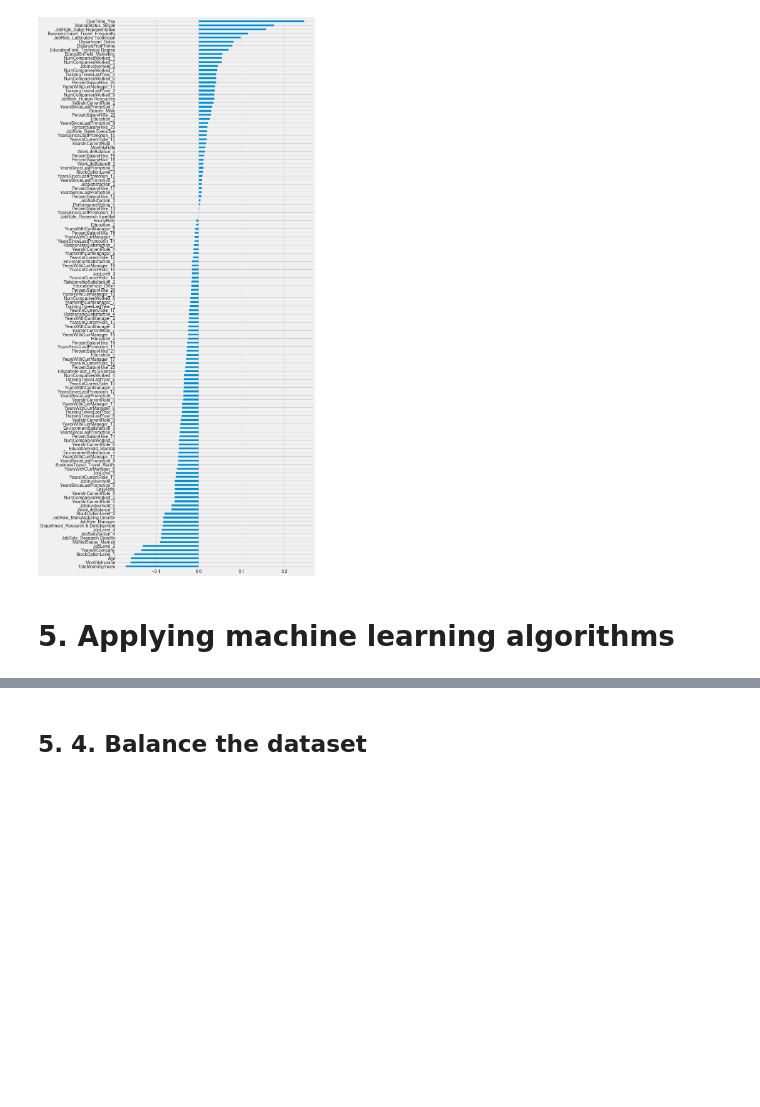
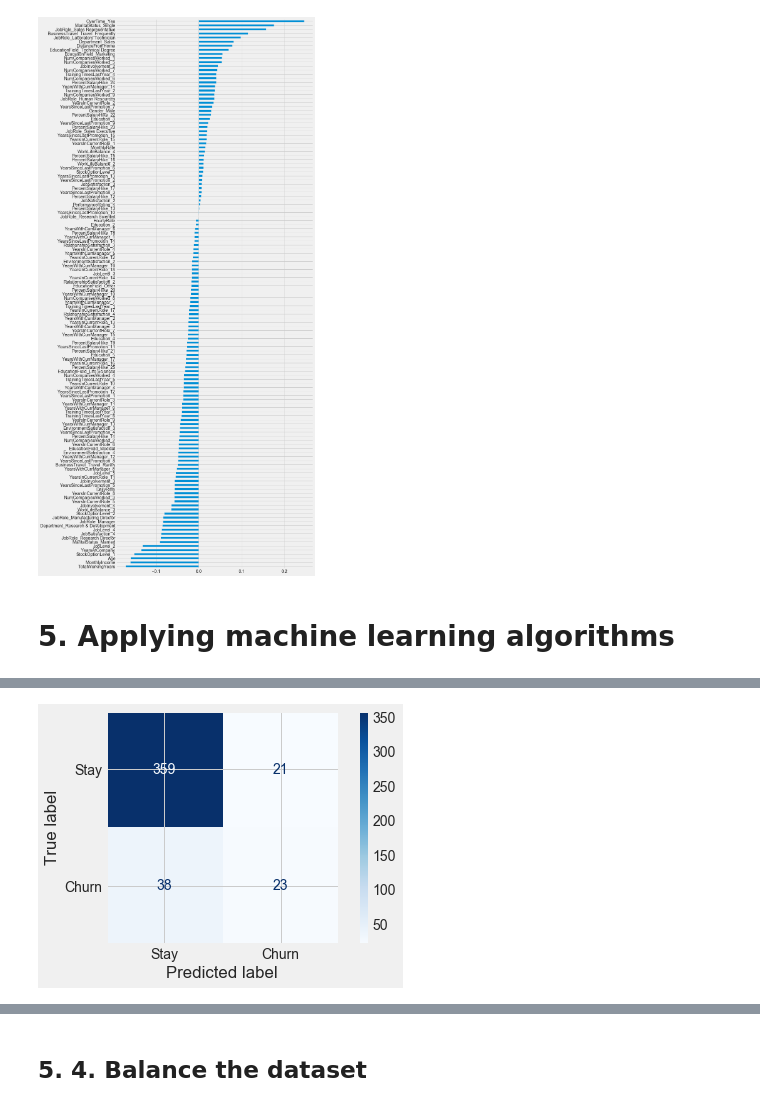
Before and after one commit to fares-ds/IBM_HR_Analytics_Employee_And_Performance, a Jupyter notebook: Employee_retention.ipynb, the cells around one changed output, grey strips where cells are left out. Saved outputs shown, nothing was run; the diff lists cells and outputs as text; code cells hidden in the pictures; blank space fills up the shorter version.

Commit message:
Model buiding: Logistic Regression, Random Forest, XGBoost, and SVM

```diff
--- a/Employee_retention.ipynb
+++ b/Employee_retention.ipynb
@@ -323,6 +323,13 @@ data.drop('Attrition', axis=1).corrwith(data.Attrition).sort_values().plot(kind=
 [figure]
 # %% [markdown]
 # 5. Applying machine learning algorithms
+# %%
+from sklearn.model_selection import train_test_split
+
+X = data.drop('Attrition', axis=1)
+y = data.Attrition
+
+X_train, X_test, y_train, y_test = train_test_split(X, y, test_size=0.3, random_state=42)
 # %%
 from sklearn.metrics import accuracy_score, confusion_matrix, precision_score, recall_score, f1_score
 
@@ -384,2 +361,0 @@ tree = DecisionTreeClassifier(class_weight=None, criterion='gini', max_depth=4,
-# %%
-tree.fit(X_train, y_train)
@@ -392,0 +362,8 @@ DecisionTreeClassifier(class_weight=None, criterion='gini', max_depth=4,
+# %%
+from sklearn.linear_model import LogisticRegression
+
+lr_classifier = LogisticRegression(solver='liblinear', penalty='l1')
+lr_classifier.fit(X_train, y_train)
+
+print_score(lr_classifier, X_train, y_train, X_test, y_test, train=True)
+print_score(lr_classifier, X_train, y_train, X_test, y_test, train=False)
@@ -392,0 +388,8 @@ DecisionTreeClassifier(class_weight=None, criterion='gini', max_depth=4,
+# %%
+from sklearn.metrics import plot_confusion_matrix, plot_roc_curve
+
+disp = plot_confusion_matrix(lr_classifier, X_test, y_test,
+                             cmap='Blues', values_format='d',
+                             display_labels=['Stay', 'Churn'])
+# %% [output]
+[figure, added]
```
Also changed, not shown: parts of 32 cells of this notebook.
